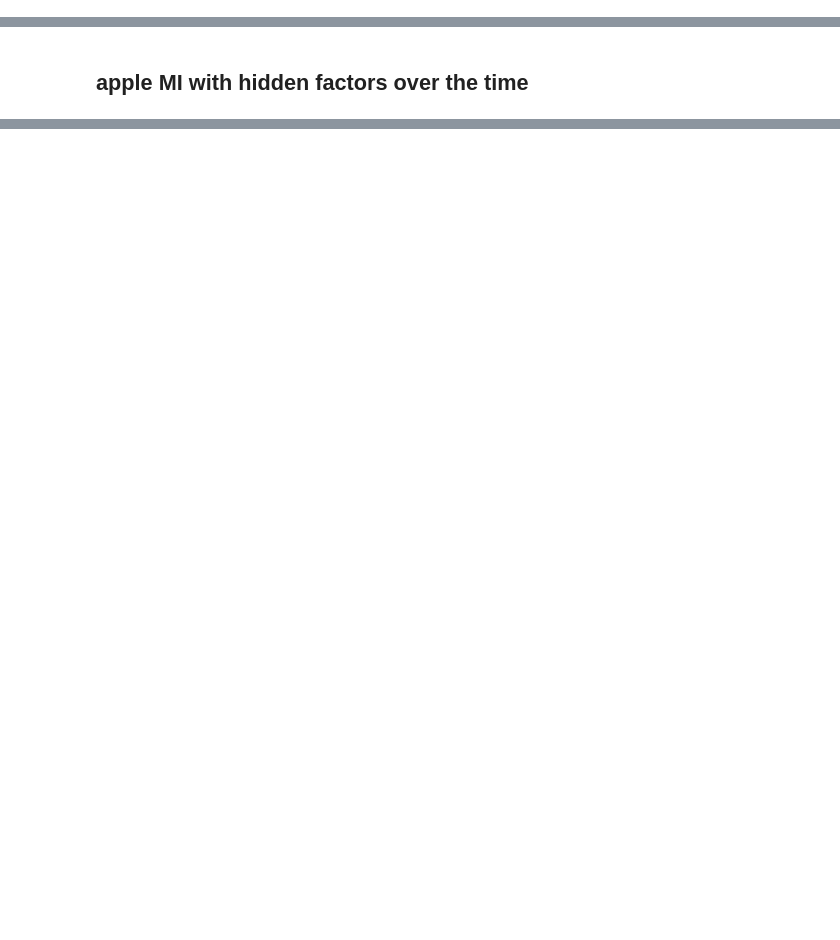
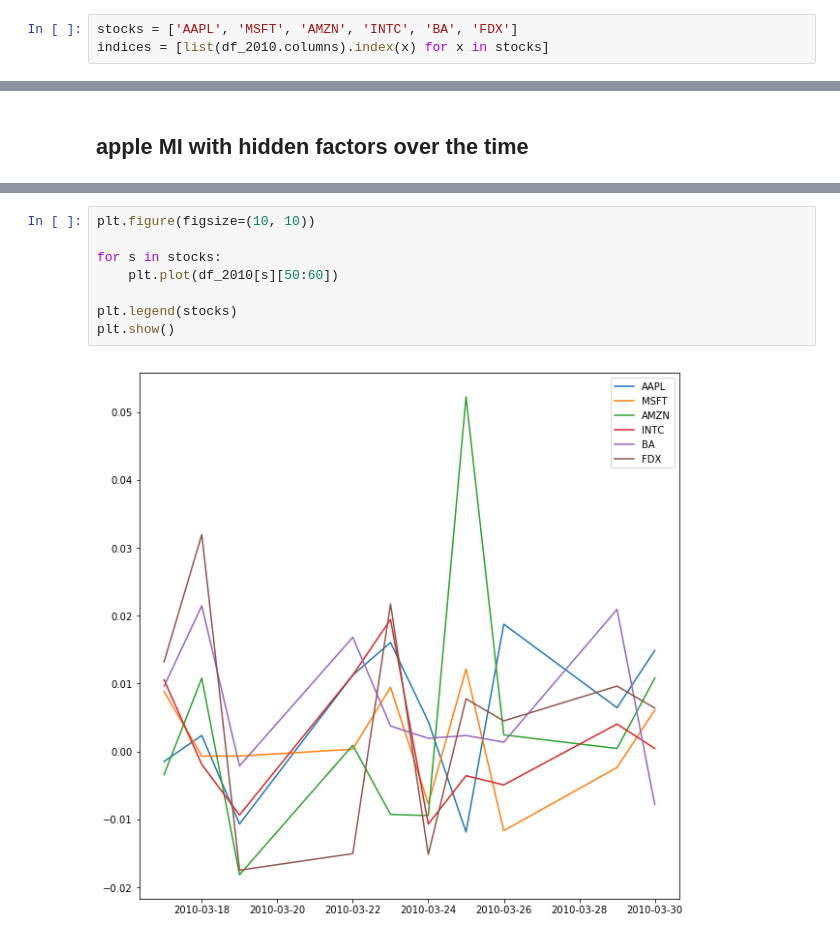
Before and after one commit to hrayrhar/T-CorEx, a Jupyter notebook: single-corex-on-multiple-timesteps.ipynb, the cells around one changed output, grey strips where cells are left out. Saved outputs shown, nothing was run; the diff lists cells and outputs as text; blank space fills up the shorter version.

```diff
--- a/single-corex-on-multiple-timesteps.ipynb
+++ b/single-corex-on-multiple-timesteps.ipynb
@@ -74,0 +83,3 @@ plt.show()
+# %%
+stocks = ['AAPL', 'MSFT', 'AMZN', 'INTC', 'BA', 'FDX']
+indices = [list(df_2010.columns).index(x) for x in stocks]
@@ -97,0 +167,10 @@ for i in range(len(mis_diff)):
+# %%
+plt.figure(figsize=(10, 10))
+
+for s in stocks:
+    plt.plot(df_2010[s][50:60])
+
+plt.legend(stocks)
+plt.show()
+# %% [output]
+[figure, added]
```
Also changed, not shown: parts of 11 cells of this notebook, 6 other files.
